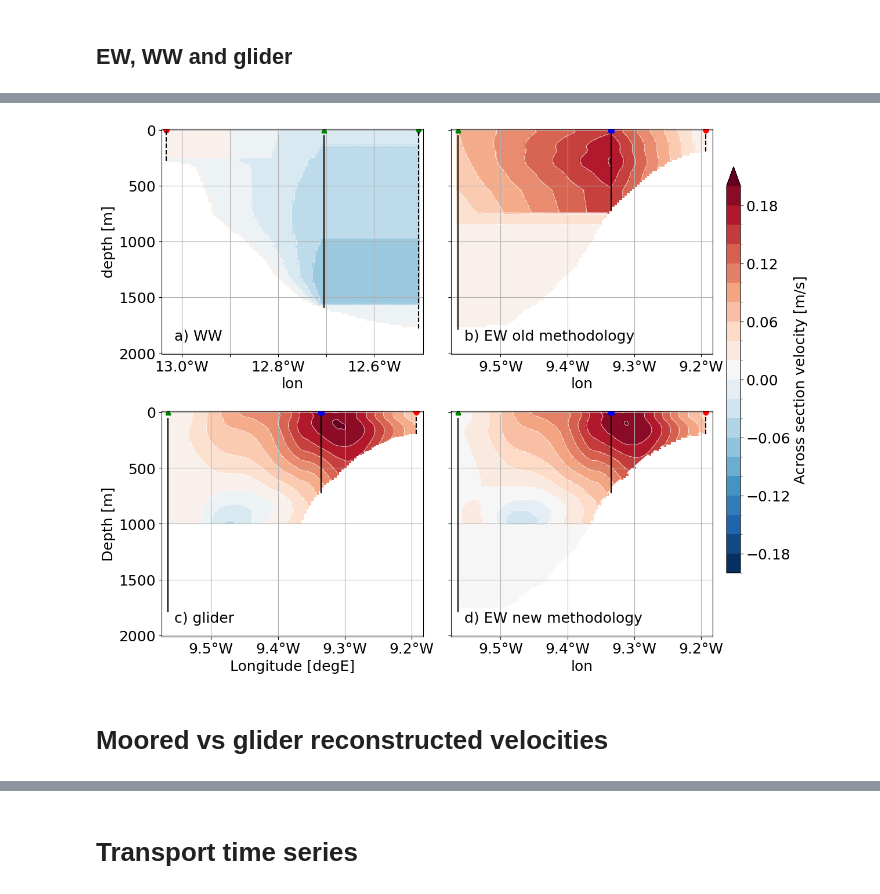
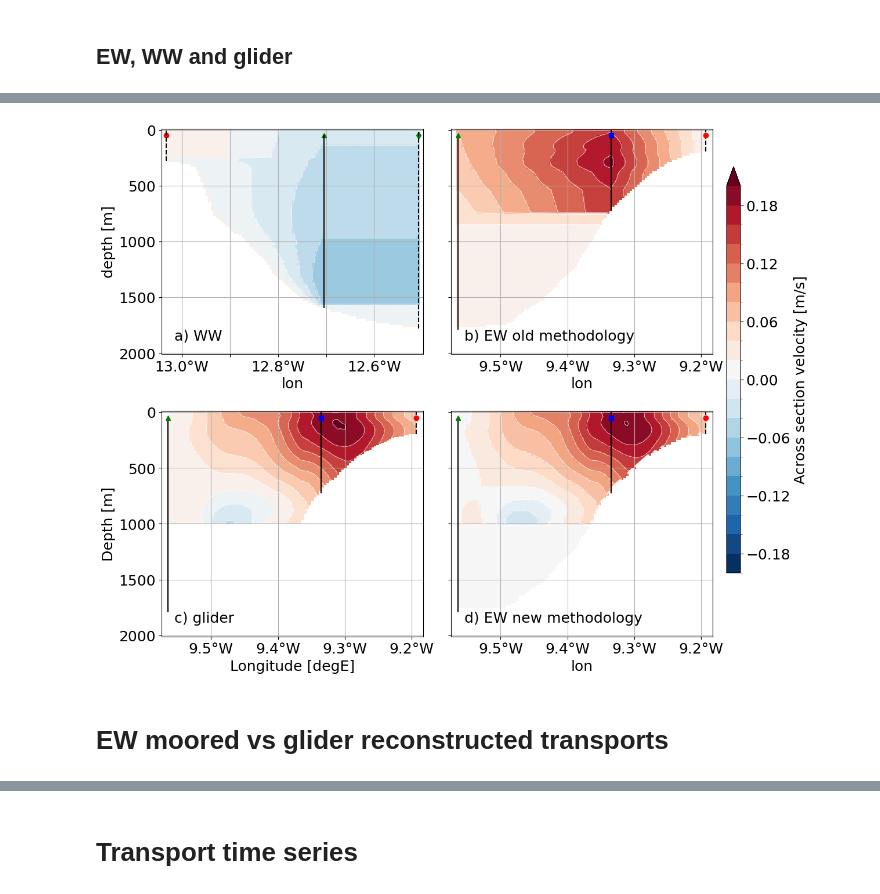
Before and after one commit to ScotMarPhys/Rockall_Trough_Transports, a Jupyter notebook: notebooks/9.0_Paper_Rockall_Trough_Results.ipynb, the cells around one changed output, grey strips where cells are left out. Drawn from its saved outputs; the diff is of its cells as text; code cells hidden in the pictures.

```diff
--- a/notebooks/9.0_Paper_Rockall_Trough_Results.ipynb
+++ b/notebooks/9.0_Paper_Rockall_Trough_Results.ipynb
@@ -114,8 +101,9 @@ ds_q_RTWW = xr.open_dataset((sps.RT_transport_data_path_v1 /
                     f'q_RTWW_time_series_{date_str_start}_{date_str_end}_v1.nc'))
 ds_q_RTEW = xr.open_dataset((sps.RT_transport_data_path_v1 /
                     f'q_RTEW_time_series_{date_str_start}_{date_str_end}_v1.nc'))
-ds_q_RTEW_old = xr.open_dataset((sps.RT_transport_data_path_v0 /
-                    f'q_RTEW_time_series_{date_str_start}_{date_str_end}_v0.nc'))
+ds_q_RTEW_F22 = xr.open_dataset((sps.RT_transport_data_path_v0/
+f"Rockall_Trough_transport_3D_time_series_{date_str_start}_{date_str_end}_v0.nc"))
+ds_q_RTEW_F22 = ds_q_RTEW_F22.sel(lon=slice(ds_RT_loc.lon_RTEB.values,None)).rename({'TIME':'time'})
 # %%
 # prep RT transport data for plot
 ds_q_RT = xr.concat([ds_q_RTWW,ds_q_RTMB,ds_q_RTEW],'lon')
@@ -198,13 +179,15 @@ plt.rc('font', **font)
 v_glider = ds_glider.vcur
 v_glider['depth']=abs(v_glider.depth)
 
-v_old=(ds_q_RTEW_old.q/(ds_q_RTEW_old.dx*ds_q_RTEW_old.dz))
+v_old=ds_q_RTEW_F22.v
 
 xticks_WW = np.arange(-13.,ds_RT_loc.lon_RTWB,.1)
 xticklabels_WW = ['13.0°W',' ','12.8°W',' ','12.6°W']
 
 xticks_EW = np.arange(-9.5,ds_RT_loc.lon_RTES,.1)
 xticklabels_EW = ['9.5°W','9.4°W','9.3°W','9.2°W']
+
+d= 50.
 
 fig,axs = plt.subplots(2,2,figsize=[12,10],sharey=True)
 
@@ -270,33 +253,33 @@ v.plot.contour(ax=ax,x='lon',colors='w',linewidths=.5,
                vmin=vmin,vmax=vmax,levels=levs)
 ax.text(0.05, 0.05,f'd) EW new methodology',
         transform=ax.transAxes, fontsize=fs,
          verticalalignment='bottom',horizontalalignment='left')
 
 for i,ax in enumerate(axs.flat):
     ax.grid()
     if i>0:
         ax.vlines(ds_RT_loc.lon_RTADCP,-ds_q_RT.bathy.sel(lon=ds_RT_loc.lon_RTADCP,method='nearest'), 0,colors='k')
         ax.vlines(ds_RT_loc.lon_RTEB,-ds_q_RT.bathy.sel(lon=ds_RT_loc.lon_RTEB,method='nearest'), 50,colors='k')
         ax.vlines(ds_RT_loc.lon_RTES,-ds_q_RT.bathy.sel(lon=ds_RT_loc.lon_RTES,method='nearest'), 0,colors='k',ls='--')
 
         ax.plot([ds_RT_loc.lon_RTES],[d],'or')
         ax.plot([ds_RT_loc.lon_RTADCP],[d],'sb')
         ax.plot([ds_RT_loc.lon_RTEB],[d],'^g')
 
         ax.set_xlim([ds_RT_loc.lon_RTEB-0.01,ds_RT_loc.lon_RTES+0.01])
         ax.set_xticks(xticks_EW)
         ax.set_xticklabels(xticklabels_EW,fontsize=fs)
 
     if i==1 or i==3:
         ax.set_ylabel('')
 plt.tight_layout()
 fig.subplots_adjust(right=0.90)
 cbar_ax = fig.add_axes([0.92, 0.2, 0.02, 0.7])
 cb =fig.colorbar(im_hdl, cax=cbar_ax)
 cb.set_label('Across section velocity [m/s]')
 
 fig.savefig(f'{fig_out_path}Rockall_Trough_WW_EW_glider_mean_section_{date_str_start}_{date_str_end}_{fn_version}.png',dpi=300,bbox_inches='tight')
 # %% [output]
-[figure, old version]
+[figure, new version]
 # %% [markdown]
-# Moored vs glider reconstructed velocities
+# EW moored vs glider reconstructed transports
```
Also changed, not shown: parts of 26 cells of this notebook, 24 other files.
